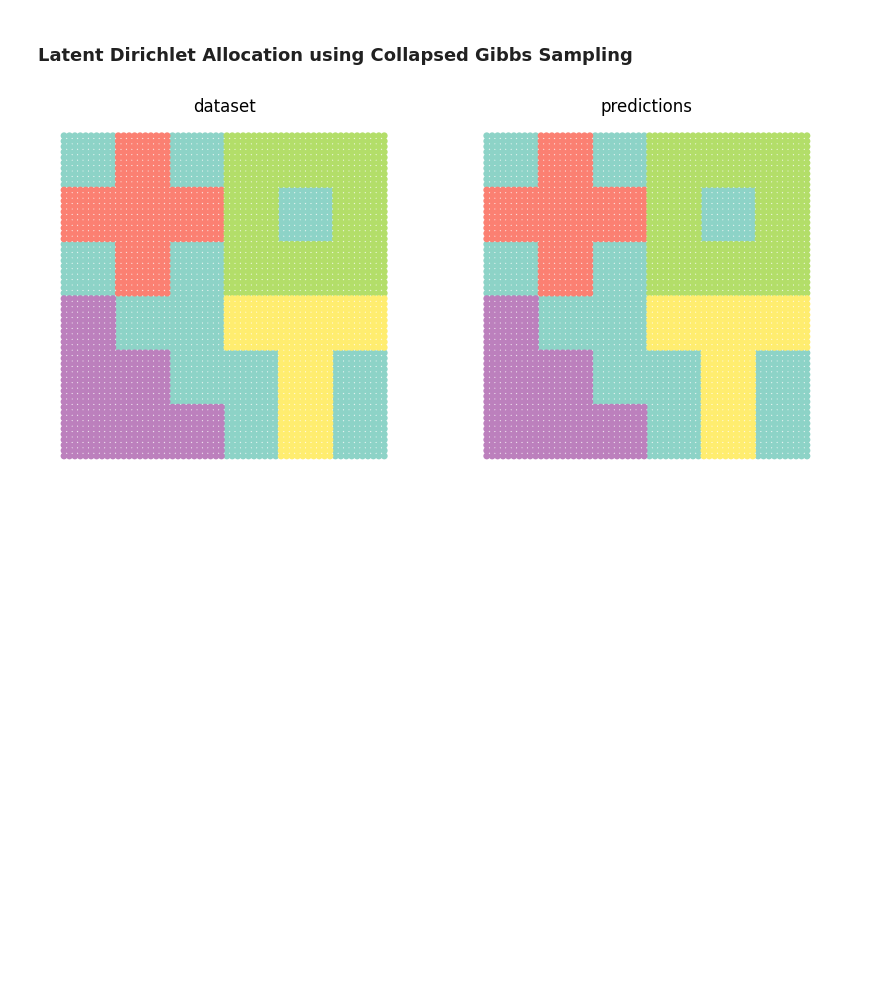
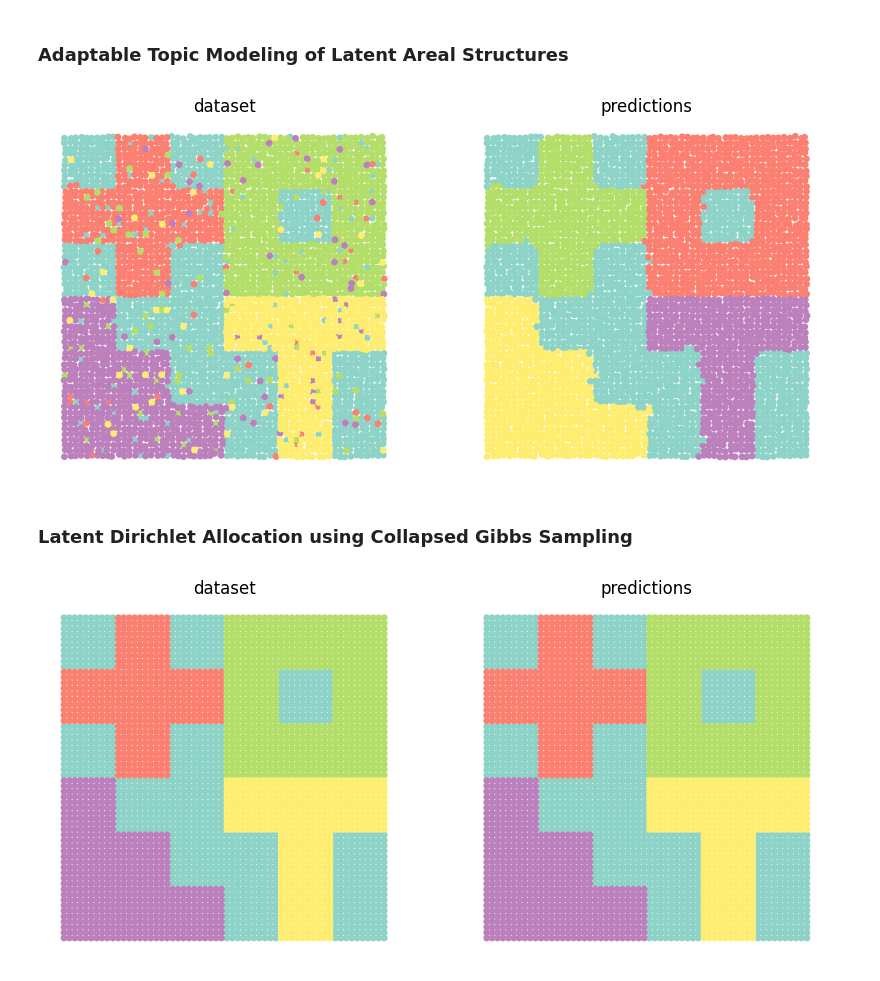
Before and after one commit to craigfouts/asterism, a Jupyter notebook: notebooks/figures.ipynb, the cells around one changed output. Saved outputs shown, nothing was run; the diff lists cells and outputs as text; code cells hidden in the pictures; blank space fills up the shorter version.

Commit message:
Added ATLAS model implementation, made some QOL changes, and updated models for better parity

```diff
--- a/notebooks/figures.ipynb
+++ b/notebooks/figures.ipynb
@@ -6,6 +6,14 @@ from asterism.models.ntm import NTM, RSB
 from asterism.models.vae import VQAE
 from asterism.utils.data import make_dataset
 from asterism.utils.figs import show_comparison
+# %% [markdown]
+### Adaptable Topic Modeling of Latent Areal Structures
+# %%
+data, locs, labels = make_dataset(wiggle=.1, mix=.1, return_tensor=True)
+topics = ATLAS().fit_predict(data, locs=locs)
+show_comparison(locs, labels, topics)
+# %% [output]
+[figure, added]
 # %% [markdown]
 ### Latent Dirichlet Allocation using Collapsed Gibbs Sampling
 # %%
```
Also changed, not shown: parts of 8 cells of this notebook, 11 other files.
